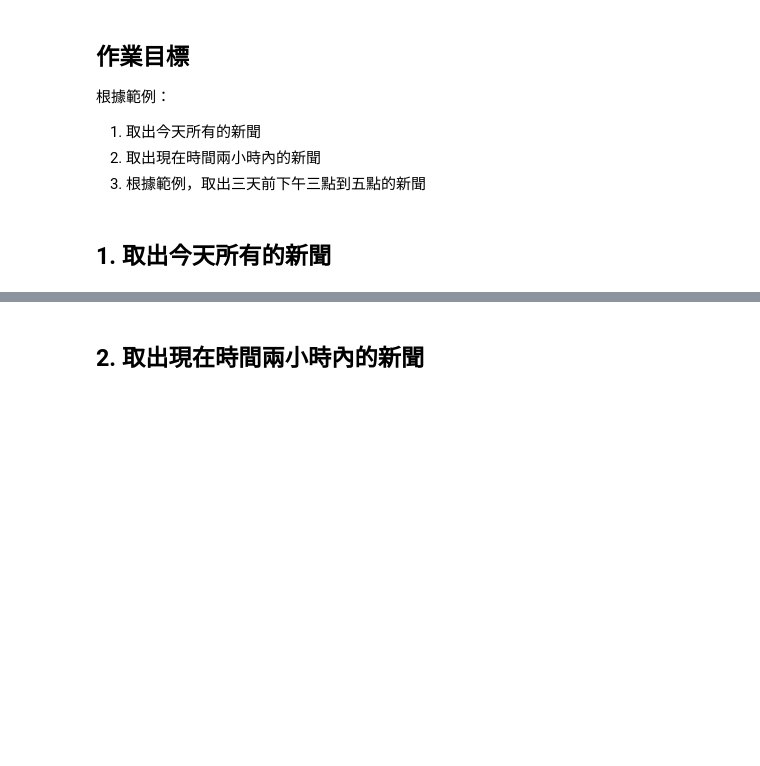
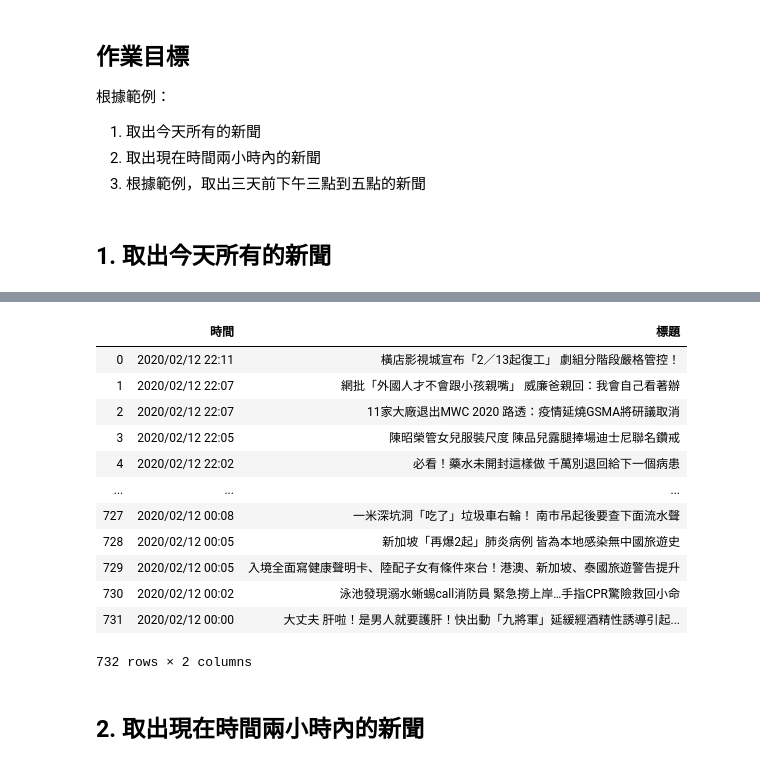
Before and after one commit to SeanHung06/1st-PyCrawlerMarathon, a Jupyter notebook: homework/Day021_HW.ipynb, the cells around one changed output, grey strips where cells are left out. Cells and saved outputs as stored; diff of their text form; code cells hidden in the pictures; blank space fills up the shorter version.

```diff
--- a/homework/Day021_HW.ipynb
+++ b/homework/Day021_HW.ipynb
@@ -30,18 +30,25 @@ from selenium import webdriver
 browser = webdriver.Chrome(executable_path='./chromedriver')
 browser.get("https://www.ettoday.net/news/news-list.htm")
 
+# 取得昨天時間
+from datetime import datetime, timedelta
+date_time = datetime.now() - timedelta(1)
+date_time = date_time.strftime("%Y/%m/%d")
+print("取得昨天時間：", date_time)
+
+
 # 每個兩秒鐘自動往下滑
 import time
-for i in range(200):
+while True:
+    browser.execute_script("window.scrollTo(0,10000000);")
     time.sleep(0.5)
-    browser.execute_script("window.scrollTo(0, 100000);")
+    html_source = browser.page_source
+    soup = BeautifulSoup(html_source, "html5lib")
+    #print(soup.find_all(class_="part_list_2")[-1].find_all('h3')[-1].find(class_="date").text)
+    if date_time in soup.find_all(class_="part_list_2")[-1].find_all('h3')[-1].find(class_="date").text:
+        print('=======STOP=======')
+        break
 
-# 取得資料，丟到 BeautifulSoup 解析
-html_source = browser.page_source
-soup = BeautifulSoup(html_source, "html5lib")
-
-for d in soup.find(class_ = "part_list_2").find_all("h3"):
-    print(d.find(class_ = "date").text,"  ",d.find_all('a')[-1].text)
 
 # 關閉瀏覽器
 browser.quit();
@@ -66,2 +85,29 @@ browser.quit();
+# %%
+# 取得資料（整理成好的格式）
+news = []
+for d in soup.find(class_ = "part_list_2").find_all("h3"):
+    if date_time in d.find(class_ = "date").text:
+        break
+    news.append({
+        '時間':d.find(class_="date").text,
+        '標題':d.find_all('a')[-1].text
+    })
+
+import pandas as pd
+pd.DataFrame(news)
+# %% [output]
+|  | 時間 | 標題 |
+| 0 | 2020/02/12 22:11 | 橫店影視城宣布「2／13起復工」 劇組分階段嚴格管控！ |
+| 1 | 2020/02/12 22:07 | 網批「外國人才不會跟小孩親嘴」 威廉爸親回：我會自己看著辦 |
+| 2 | 2020/02/12 22:07 | 11家大廠退出MWC 2020 路透：疫情延燒GSMA將研議取消 |
+| 3 | 2020/02/12 22:05 | 陳昭榮管女兒服裝尺度 陳品兒露腿捧場迪士尼聯名鑽戒 |
+| 4 | 2020/02/12 22:02 | 必看！藥水未開封這樣做 千萬別退回給下一個病患 |
+| ... | ... | ... |
+| 727 | 2020/02/12 00:08 | 一米深坑洞「吃了」垃圾車右輪！ 南市吊起後要查下面流水聲 |
+| 728 | 2020/02/12 00:05 | 新加坡「再爆2起」肺炎病例 皆為本地感染無中國旅遊史 |
+| 729 | 2020/02/12 00:05 | 入境全面寫健康聲明卡、陸配子女有條件來台！港澳、新加坡、泰國旅遊警告提升 |
+| 730 | 2020/02/12 00:02 | 泳池發現溺水蜥蜴call消防員 緊急撈上岸…手指CPR驚險救回小命 |
+| 731 | 2020/02/12 00:00 | 大丈夫 肝啦！是男人就要護肝！快出動「九將軍」延緩經酒精性誘導引起... |
+732 rows × 2 columns
 # %% [markdown]
 ## 2. 取出現在時間兩小時內的新聞
```
Also changed, not shown: parts of 8 cells of this notebook.
